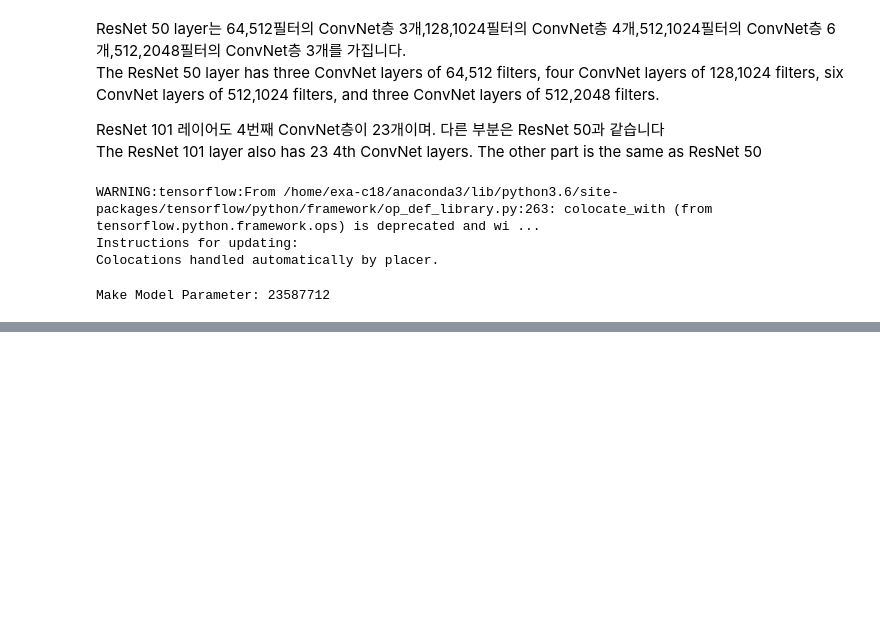
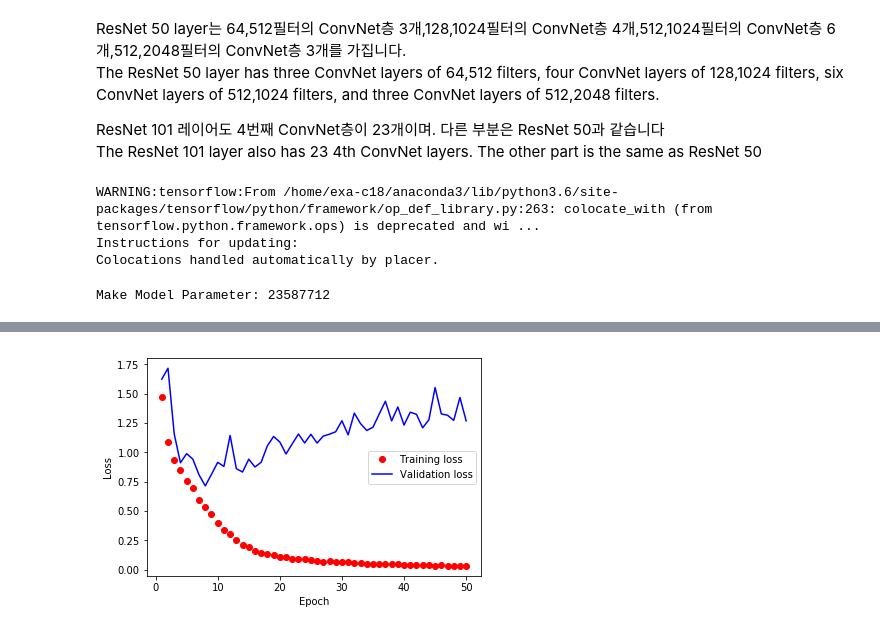
Before and after one commit to JISU-DL/Keras-ResNet, a Jupyter notebook: Resnet.ipynb, the cells around one changed output, grey strips where cells are left out. Saved outputs shown, nothing was run; the diff lists cells and outputs as text; code cells hidden in the pictures; blank space fills up the shorter version.

```diff
--- a/Resnet.ipynb
+++ b/Resnet.ipynb
@@ -192,0 +225,40 @@ with open('history.pk') as f:
+# %%
+K.clear_session()
+(x_train, y_train), (x_test, y_test) = cifar10.load_data()
+
+x_train = x_train.astype('float32')
+x_train /= 255
+
+x_test = x_test.astype('float32')
+x_test /= 255
+
+y_train = keras.utils.to_categorical(y_train, 10)
+y_test = keras.utils.to_categorical(y_test, 10)
+
+inputs =  Input(shape=(32,32,3))
+x = ResNet18(inputs)
+x = GlobalAveragePooling2D()(x)
+x = Dense(1000)(x)
+x = BatchNormalization()(x)
+x = LeakyReLU()(x)
+x = Dense(10)(x)
+x = Softmax()(x)
+
+model = Model(inputs,x)
+model.compile(optimizer=Adam(0.001), loss='categorical_crossentropy', metrics=['acc'])
+
+hist = model.fit(x_train,y_train,
+          epochs=50,
+          batch_size=32,
+          verbose=1,
+          validation_data=(x_test, y_test),
+                )
+
+with open('histRes34.pk','wb') as f:
+    pk.dump(hist,f)
+# %%
+with open('histRes34.pk','rb') as f:
+    hist = pk.load(f)
+    HistoryShow(hist)
+# %% [output]
+[figure, added]
```
Also changed, not shown: parts of 8 cells of this notebook, 1 other file.
